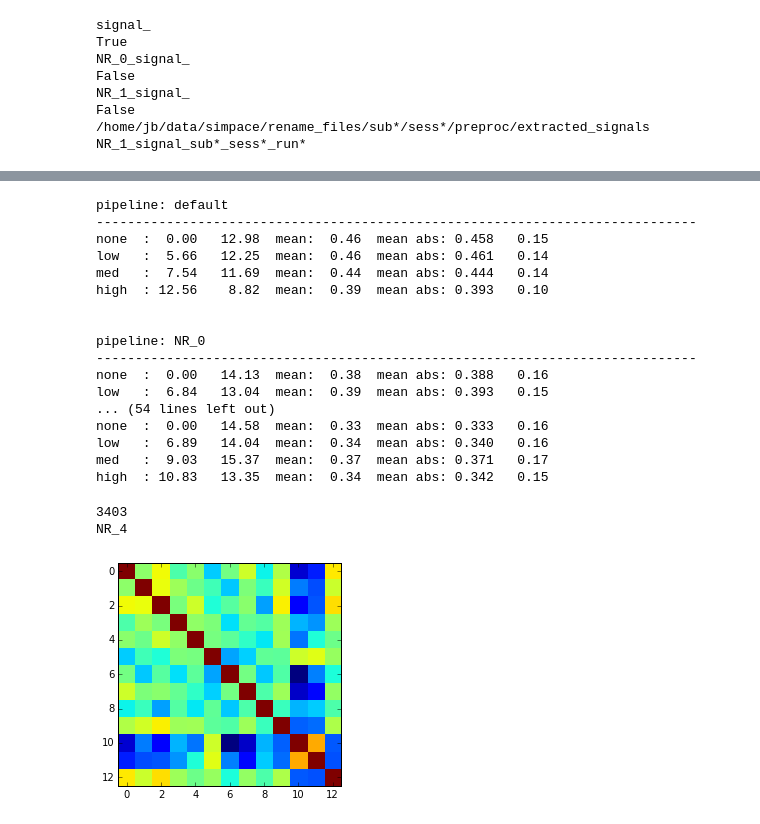
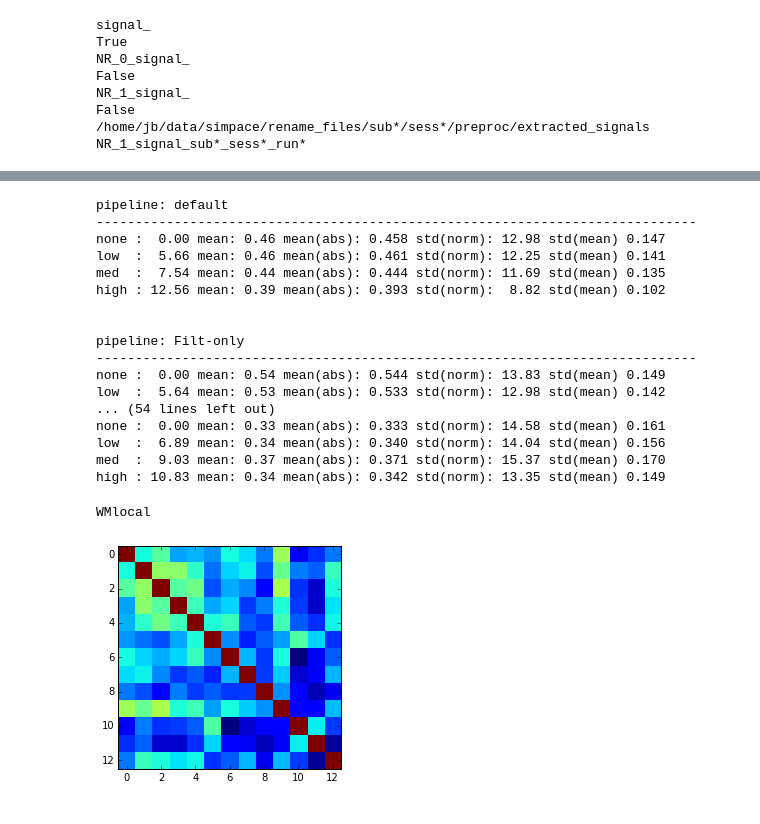
Before and after one commit to simpace/processing-scripts, a Jupyter notebook: simpace/signals2results.ipynb, the cells around one changed output, grey strips where cells are left out. Drawn from its saved outputs; the diff is of its cells as text; code cells hidden in the pictures.

```diff
--- a/simpace/signals2results.ipynb
+++ b/simpace/signals2results.ipynb
@@ -70,0 +136,11 @@ NR_1_signal_sub*_sess*_run*
+# %%
+assert check_npz_files(dbase, pipelines, nsess=13, ncond=4)
+pipelines = [None, 'NR_0', 'NR_1', 'NR_2', 'NR_3', 'NR_4', 'NR_5', 'NR_6', 'WMr']
+pipe = pipelines[3]
+ordered_conds = s2r.ordered_conds()
+
+
+conds, pipeline = s2r.get_conds_filenames(dbase, addjson=pipe, pipeline_dic={})
+common_labels = s2r._get_common_labels(conds, idx0=1)
+conds_arr, stored_params = s2r.compute_corr_mtx(conds, common_labels)
+zconds_arr = s2r.conds_2_zconds(conds_arr, ordered_conds)
@@ -71,17 +188,25 @@ NR_1_signal_sub*_sess*_run*
 # %%
 np.set_printoptions(precision=3)
+
 pipelines = [None, 'NR_0', 'NR_1', 'NR_2', 'NR_3', 'NR_4', 'NR_5', 'NR_6', 'WMr']
+pipeline_dic = {'NR_0':'m_CSF+WM',
+                'NR_1':'m_CSF+WM+GS',
+                'NR_2':'pc_CSF+WM',
+                'NR_3':'pc_CSF+WM+GS',
+                'NR_4':'Filt-only',
+                'NR_5':'HPF+CCor',
+                'NR_6':'HPF+CCor+GS',
+                'WMr':'WMlocal'}
 
 ordered_conds = s2r.ordered_conds()
+ordered_pipelines = [None, 'NR_4', 'NR_0', 'NR_1', 'NR_2', 'NR_3', 'NR_5', 'NR_6', 'WMr']
 
-for pipe in pipelines:
-    conds, pipeline = s2r.create_conds_filenames(dbase, addjson=pipe)
+assert check_npz_files(dbase, pipelines, nsess=13, ncond=4)
+
+for pipe in ordered_pipelines:
+    conds, pipeline = s2r.create_conds_filenames(dbase, addjson=pipe, pipeline_dic=pipeline_dic)
     common_labels = s2r._get_common_labels(conds, idx0=1)
     conds_arr, stored_params = s2r.compute_corr_mtx(conds, common_labels)
-    #print(conds_arr['none'].shape, pipeline)
-    #conds_arr.keys()
-    #bias = s2r.smpce_bias(conds_arr, ordered_conds) #, s2r.smpce_var(conds_arr, ordered_conds))
-    #vari = s2r.smpce_var(conds_arr, ordered_conds) #, s2r.smpce_var(conds_arr, ordered_conds))
     bias, stdev = s2r.smpce_bias_std(conds_arr, ordered_conds)
 
     print('pipeline:', pipeline)
@@ -89,37 +214,38 @@ for pipe in pipelines:
     for k in ordered_conds:
         #bias, std = s2r.smpce_mean_cond(conds_arr, k)
         avrg = conds_arr[k].mean(axis=0)
-        print("{0:5s} : {1:5.2f}   {2:5.2f}  mean: {3:5.2f}  mean abs: {4:5.3f}  {5:5.2f}".format(
-                k, lin.norm(bias[k]), lin.norm(stdev[k]),
-                avrg.mean(), np.abs(avrg).mean(), stdev[k].mean()))
+        to_print = "{0:5s}: {1:5.2f} mean: {2:03.2f} mean(abs): {3:04.3f} " +  \
+                    "std(norm): {4:5.2f} std(mean) {5:5.3f}"
+        print(to_print.format(
+                k,  lin.norm(bias[k]), avrg.mean(), np.abs(avrg).mean(),
+                    lin.norm(stdev[k]), stdev[k].mean()))
         #print('check', vari[k][[1,2,3,4],[1,2,3,4]]) #  bias[k].shape,
     print("\n")
 # %% [output]
 pipeline: default
 -----------------------------------------------------------------------------
-none  :  0.00   12.98  mean:  0.46  mean abs: 0.458   0.15
-low   :  5.66   12.25  mean:  0.46  mean abs: 0.461   0.14
-med   :  7.54   11.69  mean:  0.44  mean abs: 0.444   0.14
-high  : 12.56    8.82  mean:  0.39  mean abs: 0.393   0.10
+none :  0.00 mean: 0.46 mean(abs): 0.458 std(norm): 12.98 std(mean) 0.147
+low  :  5.66 mean: 0.46 mean(abs): 0.461 std(norm): 12.25 std(mean) 0.141
+med  :  7.54 mean: 0.44 mean(abs): 0.444 std(norm): 11.69 std(mean) 0.135
+high : 12.56 mean: 0.39 mean(abs): 0.393 std(norm):  8.82 std(mean) 0.102
 
 
-pipeline: NR_0
+pipeline: Filt-only
 -----------------------------------------------------------------------------
-none  :  0.00   14.13  mean:  0.38  mean abs: 0.388   0.16
-low   :  6.84   13.04  mean:  0.39  mean abs: 0.393   0.15
+none :  0.00 mean: 0.54 mean(abs): 0.544 std(norm): 13.83 std(mean) 0.149
+low  :  5.64 mean: 0.53 mean(abs): 0.533 std(norm): 12.98 std(mean) 0.142
 ... (54 lines left out)
-none  :  0.00   14.58  mean:  0.33  mean abs: 0.333   0.16
-low   :  6.89   14.04  mean:  0.34  mean abs: 0.340   0.16
-med   :  9.03   15.37  mean:  0.37  mean abs: 0.371   0.17
-high  : 10.83   13.35  mean:  0.34  mean abs: 0.342   0.15
+none :  0.00 mean: 0.33 mean(abs): 0.333 std(norm): 14.58 std(mean) 0.161
+low  :  6.89 mean: 0.34 mean(abs): 0.340 std(norm): 14.04 std(mean) 0.156
+med  :  9.03 mean: 0.37 mean(abs): 0.371 std(norm): 15.37 std(mean) 0.170
+high : 10.83 mean: 0.34 mean(abs): 0.342 std(norm): 13.35 std(mean) 0.149
 # %%
 c = s2r.smpce_corr_btw_sess_cond(conds_arr['none'])
-plt.imshow(c,interpolation='nearest')
+plt.imshow(c,interpolation='nearest',)
 print(pipeline)
 # %% [output]
-3403
-NR_4
+WMlocal
-[figure, old version]
+[figure, new version]
 # %%
 
 def plot_pipeline_summary(conds_summary, title, pipeline=None, minall=-.4, maxall=.4):
```
Also changed, not shown: parts of 7 cells of this notebook, 1 other file.
